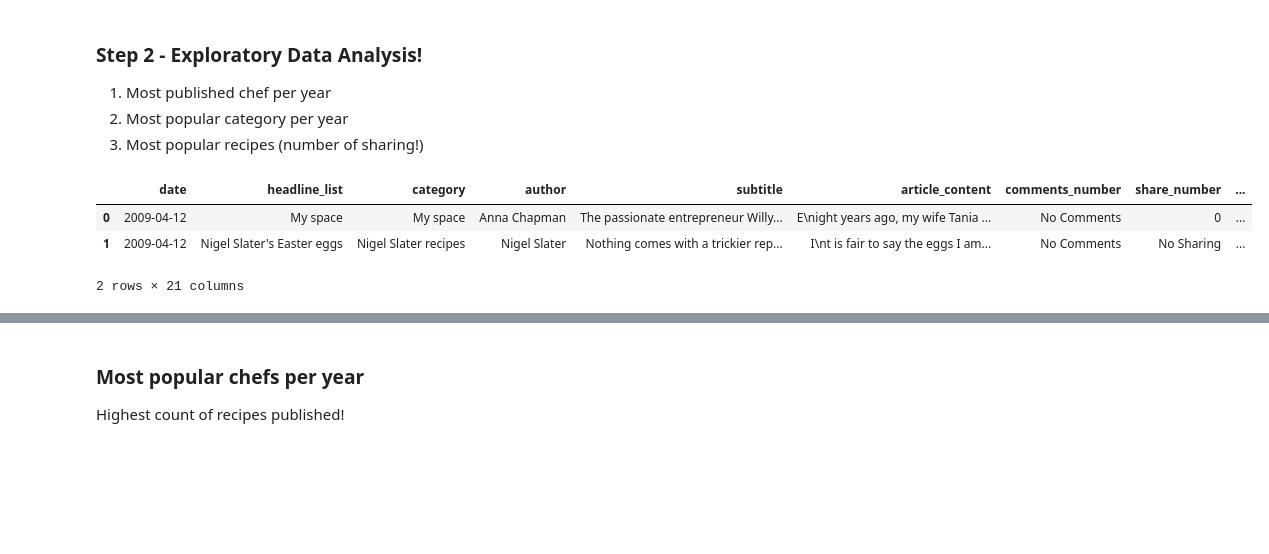
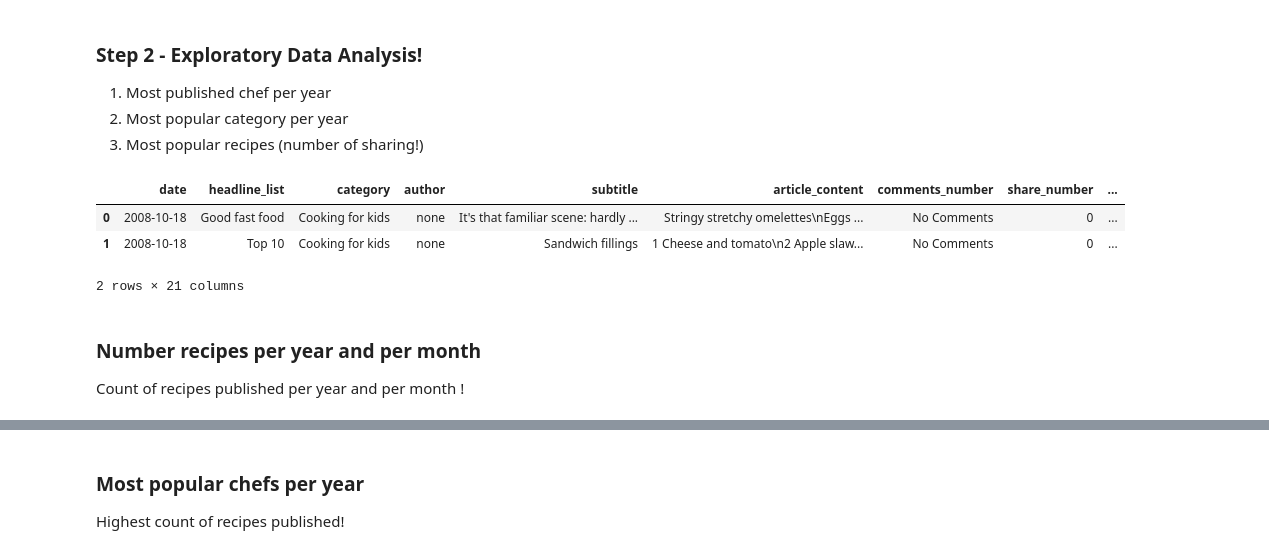
Before and after one commit to audevuilli/guardian_recipes, a Jupyter notebook: Step2_Data_Exploratory_Analysis.ipynb, the cells around one changed output, grey strips where cells are left out. Saved outputs shown, nothing was run; the diff lists cells and outputs as text; code cells hidden in the pictures; blank space fills up the shorter version.

```diff
--- a/Step2_Data_Exploratory_Analysis.ipynb
+++ b/Step2_Data_Exploratory_Analysis.ipynb
@@ -21,10 +27,13 @@ from nltk.tokenize import word_tokenize
 data = pd.read_csv('guardian_clean_data.csv')
 # %%
 # Drop the column that we don't need
-data = data.drop(columns=['Unnamed: 0'])
+#data = data.drop(columns=['Unnamed: 0'])
 data.head(2)
 # %% [output]
 |  | date | headline_list | category | author | subtitle | article_content | comments_number | share_number | ... |
-| 0 | 2009-04-12 | My space | My space | Anna Chapman | The passionate entrepreneur Willy... | E\night years ago, my wife Tania ... | No Comments | 0 | ... |
-| 1 | 2009-04-12 | Nigel Slater's Easter eggs | Nigel Slater recipes | Nigel Slater | Nothing comes with a trickier rep... | I\nt is fair to say the eggs I am... | No Comments | No Sharing | ... |
+| 0 | 2008-10-18 | Good fast food | Cooking for kids | none | It's that familiar scene: hardly ... | Stringy stretchy omelettes\nEggs ... | No Comments | 0 | ... |
+| 1 | 2008-10-18 | Top 10 | Cooking for kids | none | Sandwich fillings | 1 Cheese and tomato\n2 Apple slaw... | No Comments | 0 | ... |
 2 rows × 21 columns
+# %% [markdown]
+### Number recipes per year and per month
+Count of recipes published per year and per month !
```
Also changed, not shown: parts of 28 cells of this notebook, 1 other file.
